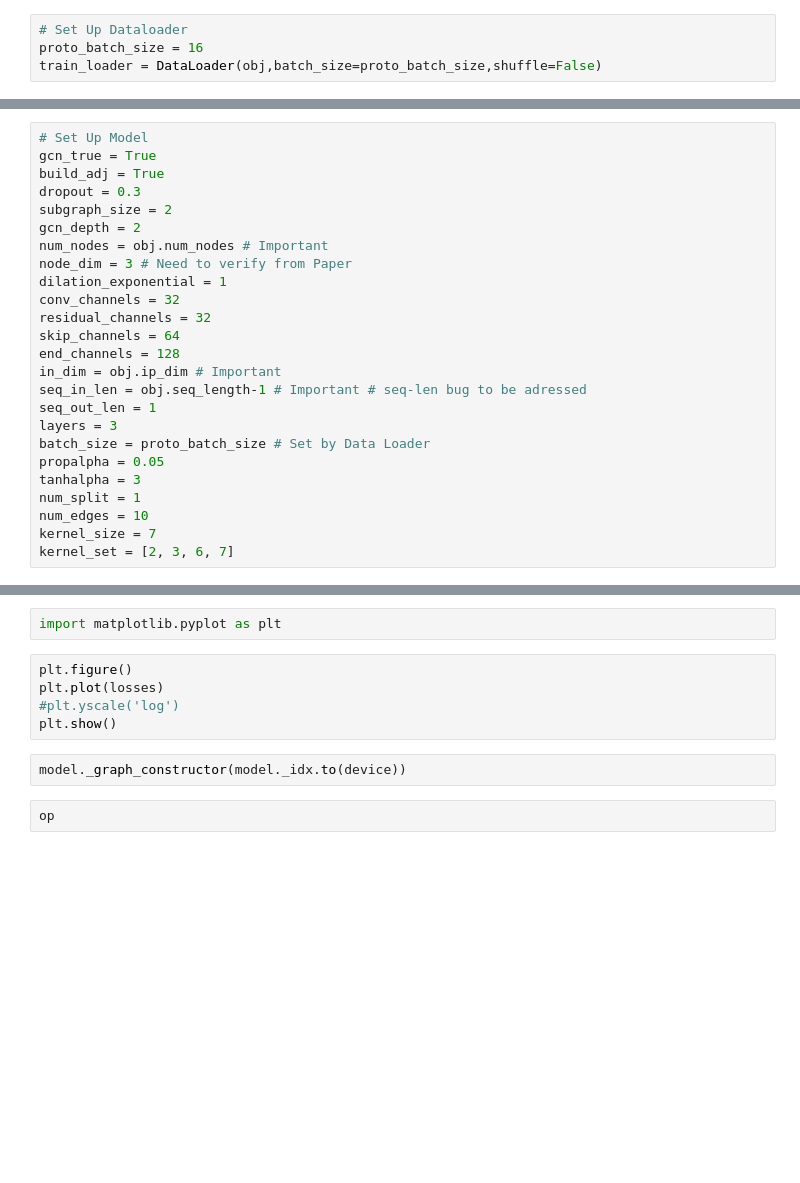
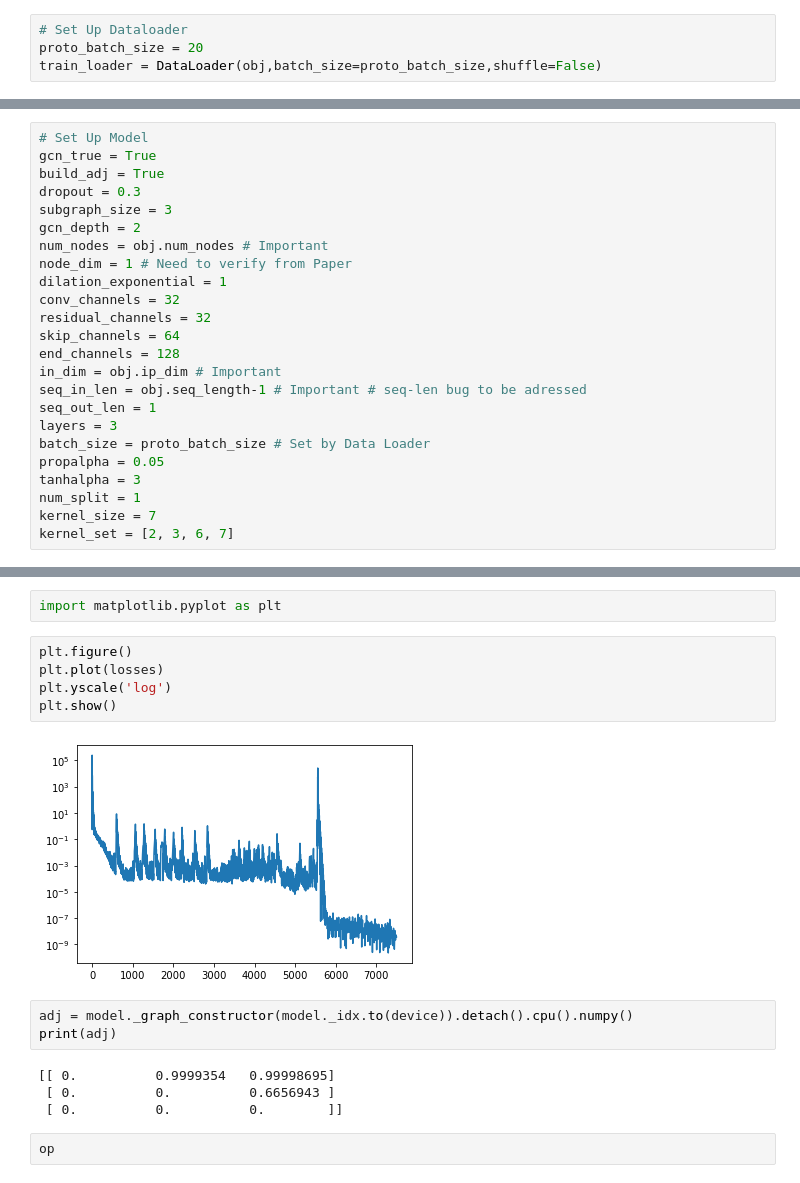
Before and after one commit to avzero07/eew-spatio-temporal, a Jupyter notebook: scratch/scratch.ipynb, the cells around one changed output, grey strips where cells are left out. Saved outputs shown, nothing was run; the diff lists cells and outputs as text; blank space fills up the shorter version.

```diff
--- a/scratch/scratch.ipynb
+++ b/scratch/scratch.ipynb
@@ -55,5 +70,5 @@ obj = CNDataset(os.path.join(file_path,inv_file_name),
 # %%
 # Set Up Dataloader
-proto_batch_size = 16
+proto_batch_size = 20
 train_loader = DataLoader(obj,batch_size=proto_batch_size,shuffle=False)
 # %%
@@ -78,10 +99,10 @@ print(obj.labels.device)
 gcn_true = True
 build_adj = True
 dropout = 0.3
-subgraph_size = 2
+subgraph_size = 3
 gcn_depth = 2
 num_nodes = obj.num_nodes # Important
-node_dim = 3 # Need to verify from Paper
+node_dim = 1 # Need to verify from Paper
 dilation_exponential = 1
 conv_channels = 32
 residual_channels = 32
@@ -95,7 +116,6 @@ batch_size = proto_batch_size # Set by Data Loader
 propalpha = 0.05
 tanhalpha = 3
 num_split = 1
-num_edges = 10
 kernel_size = 7
 kernel_set = [2, 3, 6, 7]
 # %%
@@ -141,10 +183,17 @@ import matplotlib.pyplot as plt
 # %%
 plt.figure()
 plt.plot(losses)
-#plt.yscale('log')
+plt.yscale('log')
 plt.show()
+# %% [output]
+[figure, added]
 # %%
-model._graph_constructor(model._idx.to(device))
+adj = model._graph_constructor(model._idx.to(device)).detach().cpu().numpy()
+print(adj)
+# %% [output]
+[[ 0.          0.9999354   0.99998695]
+ [ 0.          0.          0.6656943 ]
+ [ 0.          0.          0.        ]]
 # %%
 op
 # %%
```
Also changed, not shown: parts of 14 cells of this notebook, 4 other files.
